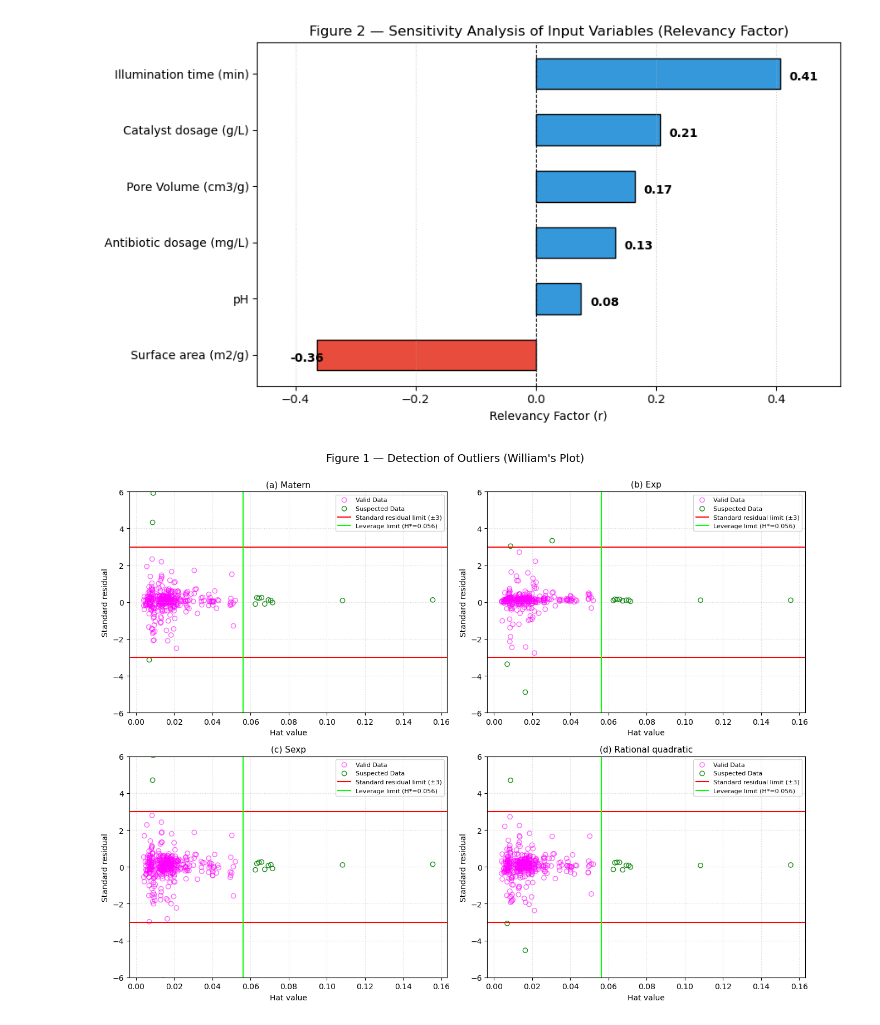
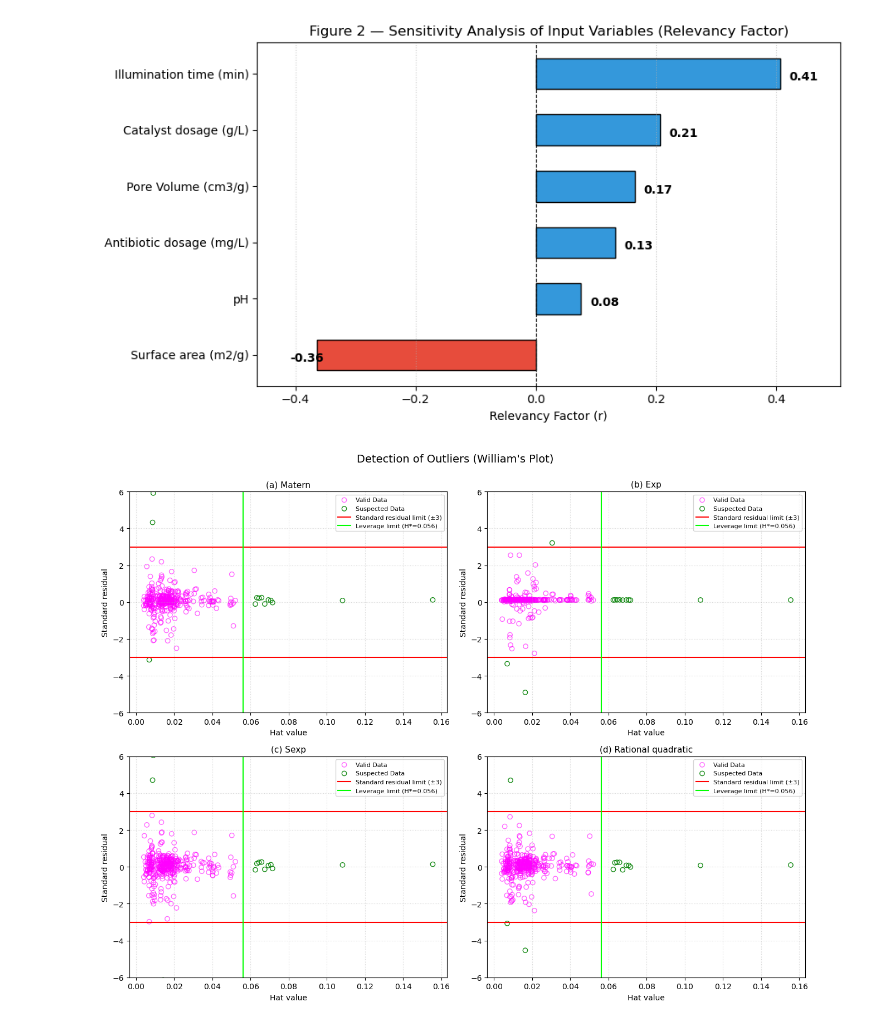
Before and after one commit to Reza-Zng/TC-degradation-by-MOFs, a Jupyter notebook: src/GPR_Model.ipynb, the cells around one changed output. Cells and saved outputs as stored; diff of their text form; code cells hidden in the pictures.

Commit message:
rebuild the gpr model

```diff
--- a/src/GPR_Model.ipynb
+++ b/src/GPR_Model.ipynb
@@ -288,8 +255,6 @@ X_train, X_test, y_train, y_test = train_test_split(
     X,
     y,
     test_size=0.2,
-    random_state=RANDOM_STATE,
-    shuffle=True
+    random_state=RANDOM_STATE
 )
-n_features = X.shape[1]
 # %%
@@ -448,16 +412,12 @@ def regression_metrics(y_true, y_pred):
         "STD": std,
     }
 # %%
-# 7. FIT AND EVALUATE ALL GPR MODELS
-# ============================================================
+# Fit GPR Models
 
 fitted_models = {}
 results = []
 
 for model_name, kernel in kernels.items():
-
-    print("=" * 70)
-    print(model_name)
 
     model = make_gpr_model(kernel)
 
@@ -469,20 +429,12 @@ for model_name, kernel in kernels.items():
 
     fitted_models[model_name] = model
 
-    # --------------------------------------------------------
     # Predictions
-    # IMPORTANT:
-    # Do NOT clip predictions here.
-    # --------------------------------------------------------
-
     y_train_pred = model.predict(X_train)
     y_test_pred = model.predict(X_test)
     y_total_pred = model.predict(X)
 
-    # --------------------------------------------------------
     # Metrics
-    # --------------------------------------------------------
-
     train_metrics = regression_metrics(
         y_train,
         y_train_pred
@@ -510,27 +462,10 @@ for model_name, kernel in kernels.items():
             **metrics
         })
 
-    # --------------------------------------------------------
     # Show optimized kernel
-    # --------------------------------------------------------
 
     optimized_kernel = (
         model
         .named_steps["gpr"]
         .kernel_
     )
-
-    print("Optimized kernel:")
-    print(optimized_kernel)
-
-    print(
-        f"Train R² = {train_metrics['R²']:.4f}"
-    )
-
-    print(
-        f"Test  R² = {test_metrics['R²']:.4f}"
-    )
-
-    print(
-        f"Test RMSE = {test_metrics['RMSE']:.4f}"
-    )
@@ -697,11 +549,11 @@ plt.show()
 # %% [output]
 [figure]
 # %%
-# 6. LEVERAGE OUTLIER DETECTION: WILLIAM'S PLOT (FIGURE 1 & EQS. 22-23)
+# LEVERAGE OUTLIER DETECTION: WILLIAM'S PLOT
 fig, axes = plt.subplots(2, 2, figsize=(13, 10))
 axes = axes.flatten()
 
-# Hat matrix Leverage threshold: H* = 3(k + 1) / n
+# Hat matrix Leverage threshold
 n_samples, n_params = X.shape[0], X.shape[1]
 h_star = 3.0 * (n_params + 1) / n_samples
 
@@ -710,33 +562,33 @@ H = X_mat @ np.linalg.pinv(X_mat.T @ X_mat) @ X_mat.T
 hat_values = np.diag(H)
 
 for idx, (model_name, model_pipe) in enumerate(fitted_models.items()):
     ax = axes[idx]
     y_pred_all = model_pipe.predict(X)
     residuals = y.values - y_pred_all
     std_residuals = (residuals - np.mean(residuals)) / np.std(residuals)
 
     # Classify valid vs suspected
     is_outlier = (np.abs(std_residuals) > 3) | (hat_values > h_star)
 
     ax.scatter(hat_values[~is_outlier], std_residuals[~is_outlier],
                facecolors="none", edgecolors="magenta", label="Valid Data", alpha=0.6)
     ax.scatter(hat_values[is_outlier], std_residuals[is_outlier],
                facecolors="none", edgecolors="green", label="Suspected Data", alpha=0.9)
 
     ax.axhline(3, color="red", linestyle="-", lw=1.5, label="Standard residual limit (±3)")
     ax.axhline(-3, color="red", linestyle="-", lw=1.5)
     ax.axvline(h_star, color="lime", linestyle="-", lw=1.5, label=f"Leverage limit (H*={h_star:.3f})")
 
     ax.set_title(f"({chr(97 + idx)}) {model_name.replace('GPR ', '').capitalize()}", fontsize=11)
     ax.set_xlabel("Hat value")
     ax.set_ylabel("Standard residual")
     ax.set_ylim(-6, 6)
     ax.legend(loc="upper right", fontsize=8)
     ax.grid(True, linestyle=":", alpha=0.5)
 
-fig.suptitle("Figure 1 — Detection of Outliers (William's Plot)", fontsize=14, y=1.00)
+fig.suptitle("Detection of Outliers (William's Plot)", fontsize=14, y=1.00)
 plt.tight_layout()
 plt.show()
 # %% [output]
-[figure, old version]
+[figure, new version]
 # %%
```
Also changed, not shown: parts of 25 cells of this notebook.
